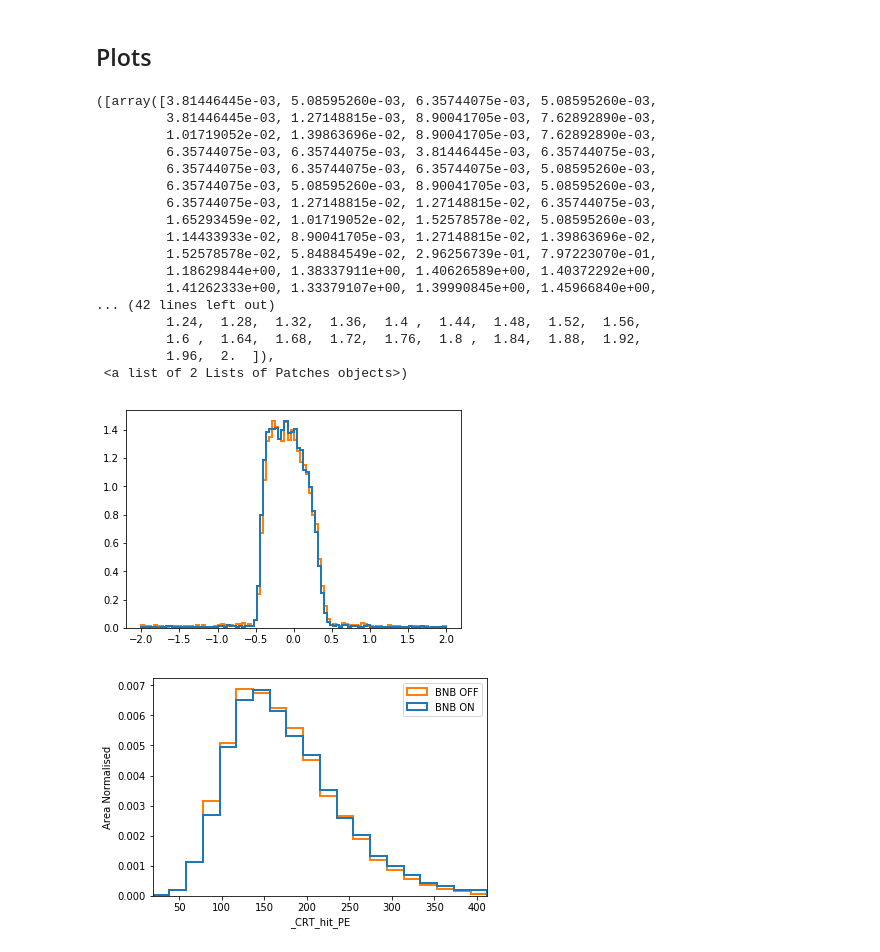
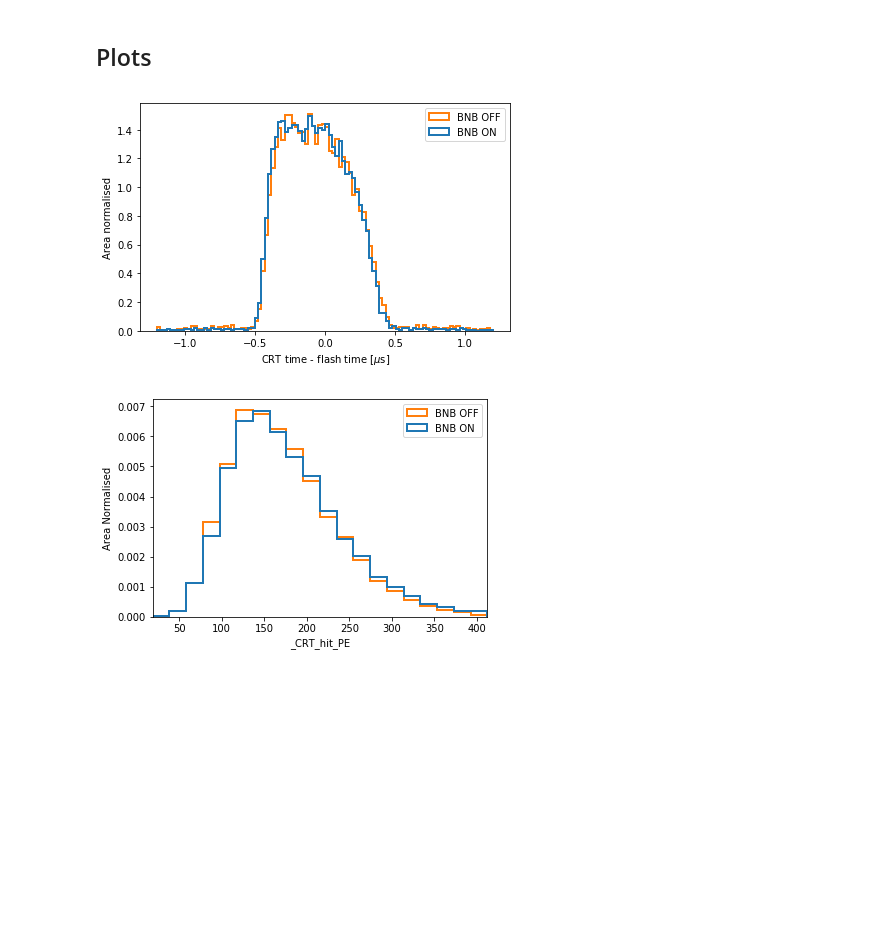
Before and after one commit to Wouter-VDP/CRTVeto, a Jupyter notebook: CRTveto.ipynb, the cells around one changed output. Saved outputs shown, nothing was run; the diff lists cells and outputs as text; code cells hidden in the pictures; blank space fills up the shorter version.

```diff
--- a/CRTveto.ipynb
+++ b/CRTveto.ipynb
@@ -72,27 +72,15 @@ Vetoed in Beam OFF:     52.70%.
 # %%
 labels = ['BNB ON','BNB OFF']
 
-plt.hist([beamON['_dt'] , beamOFF['_dt']],range=(-2,2)
-         ,bins=100, histtype='step', lw=2, density=1, label=labels)
+plt.hist([beamON['_dt'] , beamOFF['_dt']],range=(-1.2,1.2), lw=2
+         ,bins=100, histtype='step', density=1, label=labels)
+plt.xlabel(r'CRT time - flash time [$\mu$s]')
+plt.ylabel('Area normalised')
+plt.legend()
+plt.tight_layout()
+plt.savefig("./output/data_time_diff.pdf", bbox_inches="tight")
 # %% [output]
-([array([3.81446445e-03, 5.08595260e-03, 6.35744075e-03, 5.08595260e-03,
-         3.81446445e-03, 1.27148815e-03, 8.90041705e-03, 7.62892890e-03,
-         1.01719052e-02, 1.39863696e-02, 8.90041705e-03, 7.62892890e-03,
-         6.35744075e-03, 6.35744075e-03, 3.81446445e-03, 6.35744075e-03,
-         6.35744075e-03, 6.35744075e-03, 6.35744075e-03, 5.08595260e-03,
-         6.35744075e-03, 5.08595260e-03, 8.90041705e-03, 5.08595260e-03,
-         6.35744075e-03, 1.27148815e-02, 1.27148815e-02, 6.35744075e-03,
-         1.65293459e-02, 1.01719052e-02, 1.52578578e-02, 5.08595260e-03,
-         1.14433933e-02, 8.90041705e-03, 1.27148815e-02, 1.39863696e-02,
-         1.52578578e-02, 5.84884549e-02, 2.96256739e-01, 7.97223070e-01,
-         1.18629844e+00, 1.38337911e+00, 1.40626589e+00, 1.40372292e+00,
-         1.41262333e+00, 1.33379107e+00, 1.39990845e+00, 1.45966840e+00,
-... (42 lines left out)
-         1.24,  1.28,  1.32,  1.36,  1.4 ,  1.44,  1.48,  1.52,  1.56,
-         1.6 ,  1.64,  1.68,  1.72,  1.76,  1.8 ,  1.84,  1.88,  1.92,
-         1.96,  2.  ]),
- <a list of 2 Lists of Patches objects>)
-[figure, old version]
+[figure, new version]
 # %%
 labels = ['BNB ON','BNB OFF']
 
```
Also changed, not shown: 3 other files.
